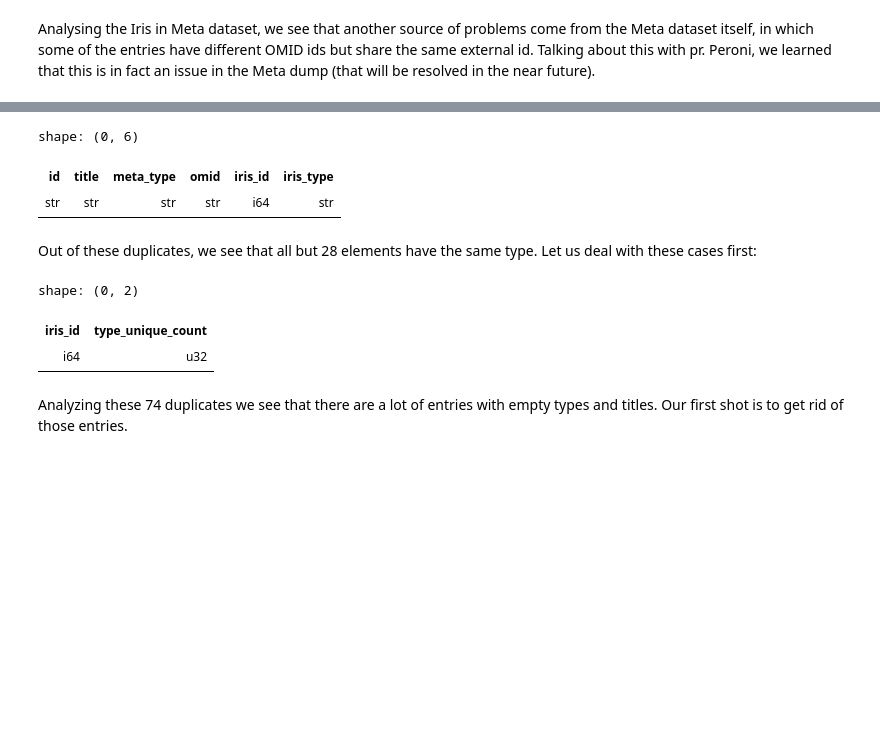
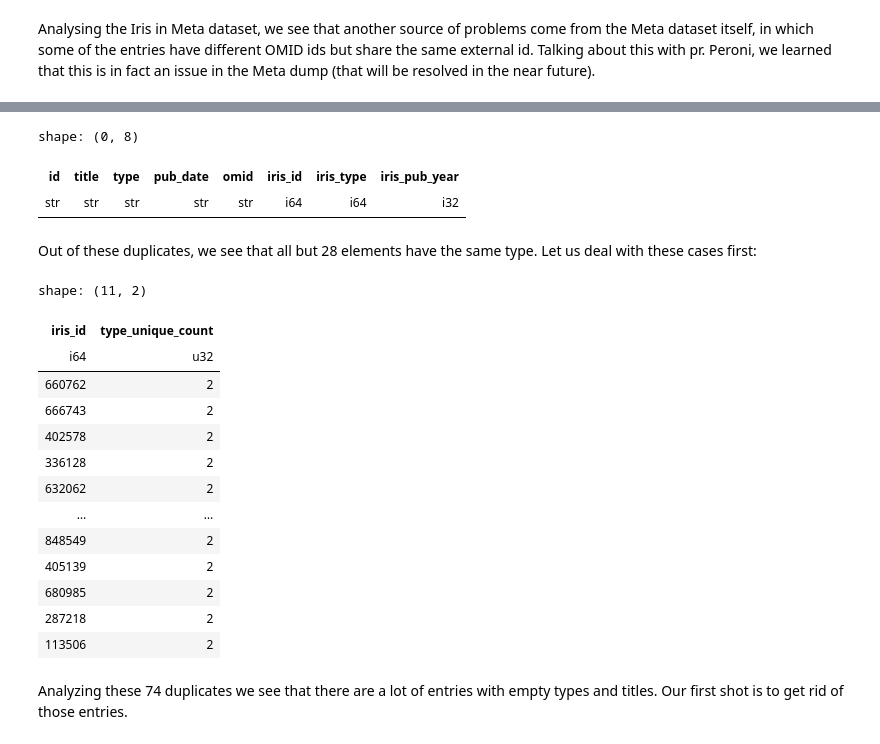
Before and after one commit to open-sci/2023-2024-atreides-code, a Jupyter notebook: notebooks/workflow.ipynb, the cells around one changed output, grey strips where cells are left out. Cells and saved outputs as stored; diff of their text form; code cells hidden in the pictures; blank space fills up the shorter version.

```diff
--- a/notebooks/workflow.ipynb
+++ b/notebooks/workflow.ipynb
@@ -727,7 +708,7 @@ process_meta_zip(meta_path)
 # %% [markdown]
 Analysing the Iris in Meta dataset, we see that another source of problems come from the Meta dataset itself, in which some of the entries have different OMID ids but share the same external id. Talking about this with pr. Peroni, we learned that this is in fact an issue in the Meta dump (that will be resolved in the near future).
 # %%
-lf_iim = pl.scan_parquet('../data/iris_in_meta/*.parquet')
+lf_iim = pl.scan_parquet('../data/iris_in_meta/temp_chunks/*.parquet')
 
 lf_iim.select(pl.len()).collect()
 # %% [output]
@@ -754,2 +741,0 @@ shape: (0, 6)
-# %%
-lf_iim = lf_iim_test#.filter(pl.col('iris_id').is_duplicated()).sort('iris_id').collect()
@@ -788,20 +757,31 @@ shape: (5, 6)
 # %%
-lf_iim.filter(pl.col('id').is_duplicated()).filter(pl.col('meta_type') == '').collect(streaming=True)
+lf_iim.filter(pl.col('id').is_duplicated()).filter(pl.col('type') == '').collect()
 # %% [output]
-shape: (0, 6)
+shape: (0, 8)
-| id | title | meta_type | omid | iris_id | iris_type |
-| str | str | str | str | i64 | str |
+| id | title | type | pub_date | omid | iris_id | iris_type | iris_pub_year |
+| str | str | str | str | str | i64 | i64 | i32 |
 # %% [markdown]
 Out of these duplicates, we see that all but 28 elements have the same type. Let us deal with these cases first:
 # %%
-same_id_multpile_type_count = lf_iim.filter(pl.col('id').is_duplicated()).collect(streaming=True).group_by("iris_id").agg([
-    pl.col("meta_type").n_unique().alias("type_unique_count")
+same_id_multpile_type_count = lf_iim.filter(pl.col('id').is_duplicated()).collect().group_by("iris_id").agg([
+    pl.col("type").n_unique().alias("type_unique_count")
 ]).filter(pl.col("type_unique_count") != 1)
 same_id_multpile_type_count.sort('type_unique_count')
 # %% [output]
-shape: (0, 2)
+shape: (11, 2)
 | iris_id | type_unique_count |
 | i64 | u32 |
+| 660762 | 2 |
+| 666743 | 2 |
+| 402578 | 2 |
+| 336128 | 2 |
+| 632062 | 2 |
+| … | … |
+| 848549 | 2 |
+| 405139 | 2 |
+| 680985 | 2 |
+| 287218 | 2 |
+| 113506 | 2 |
 # %% [markdown]
 Analyzing these 74 duplicates we see that there are a lot of entries with empty types and titles. Our first shot is to get rid of those entries.
 # %%
```
Also changed, not shown: parts of 43 cells of this notebook, 3 other files.
